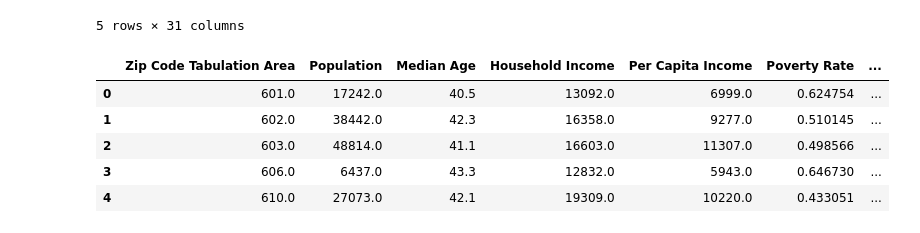
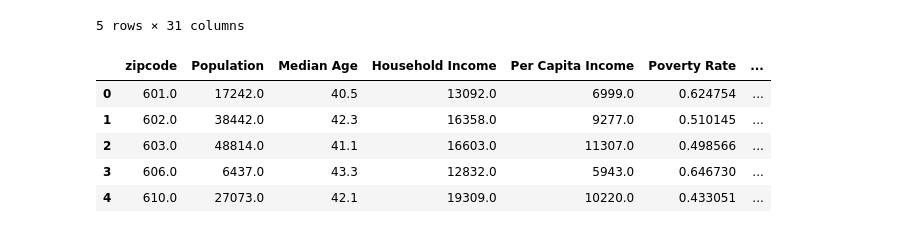
Before and after one commit to JamesRucker/Final_Project_Dilapidation_and_Housing_Prices, a Jupyter notebook: Resources/Census_Data.ipynb, the cells around one changed output. Cells and saved outputs as stored; diff of their text form; code cells hidden in the pictures.

```diff
--- a/Resources/Census_Data.ipynb
+++ b/Resources/Census_Data.ipynb
@@ -23,7 +23,7 @@ census_raw = pd.DataFrame(census_data)
 # Column Renaming
 # Note that many columns will not be renamed, as they will be combined for the sake of minimizing unique values.
 #    In particular, columns B15003_005E through B15003_015E are simply grades 1 through 11.
-census_raw = census_raw.rename(columns={"zip code tabulation area": "Zip Code Tabulation Area",
+census_raw = census_raw.rename(columns={"zip code tabulation area": "zipcode",
                                     "B01003_001E": "Population",
                                     "B01002_001E": "Median Age",
                                     "B19013_001E": "Household Income",
@@ -206,26 +206,26 @@ census_no_na["Rate 25 and Over w/ Doctorate degree"] =\
         census_no_na["Population 25 and Over w/ Doctorate degree"] / census_no_na["Population 25 and Over"]
 # %%
 # Final DataFrame is made
-census_df = census_no_na[["Zip Code Tabulation Area", "Population", "Median Age", "Household Income",
+census_df = census_no_na[["zipcode", "Population", "Median Age", "Household Income",
                          "Per Capita Income", "Poverty Rate", "Population 25 and Over",
                          "Rate 25 and Over w/ less than 1st grade",
                          "Rate 25 and Over w/ Some or Completed Elementary School",
                          "Rate 25 and Over w/ Some or Completed Middle School",
                          "Rate 25 and Over w/ Some High School",
                          "Rate 25 and Over w/ Completed High School or Equivalent",
                          "Rate 25 and Over w/ Some college, less than 1 year",
                          "Rate 25 and Over w/ Some college, 1 or more years",
                          "Rate 25 and Over w/ Associate's degree",
                          "Rate 25 and Over w/ Bachelor's degree",
                          "Rate 25 and Over w/ Master's degree",
                          "Rate 25 and Over w/ Professional school degree",
                          "Rate 25 and Over w/ Doctorate degree"]]
 
 # Output Dataframe to csv and screen
 census_df.to_csv("acs5_2018.csv", index=False)
 census_df.head()
 # %% [output]
-|  | Zip Code Tabulation Area | Population | Median Age | Household Income | Per Capita Income | Poverty Rate | ... |
+|  | zipcode | Population | Median Age | Household Income | Per Capita Income | Poverty Rate | ... |
 | 0 | 601.0 | 17242.0 | 40.5 | 13092.0 | 6999.0 | 0.624754 | ... |
 | 1 | 602.0 | 38442.0 | 42.3 | 16358.0 | 9277.0 | 0.510145 | ... |
 | 2 | 603.0 | 48814.0 | 41.1 | 16603.0 | 11307.0 | 0.498566 | ... |
```
Also changed, not shown: parts of 2 cells of this notebook, 9 other files.
